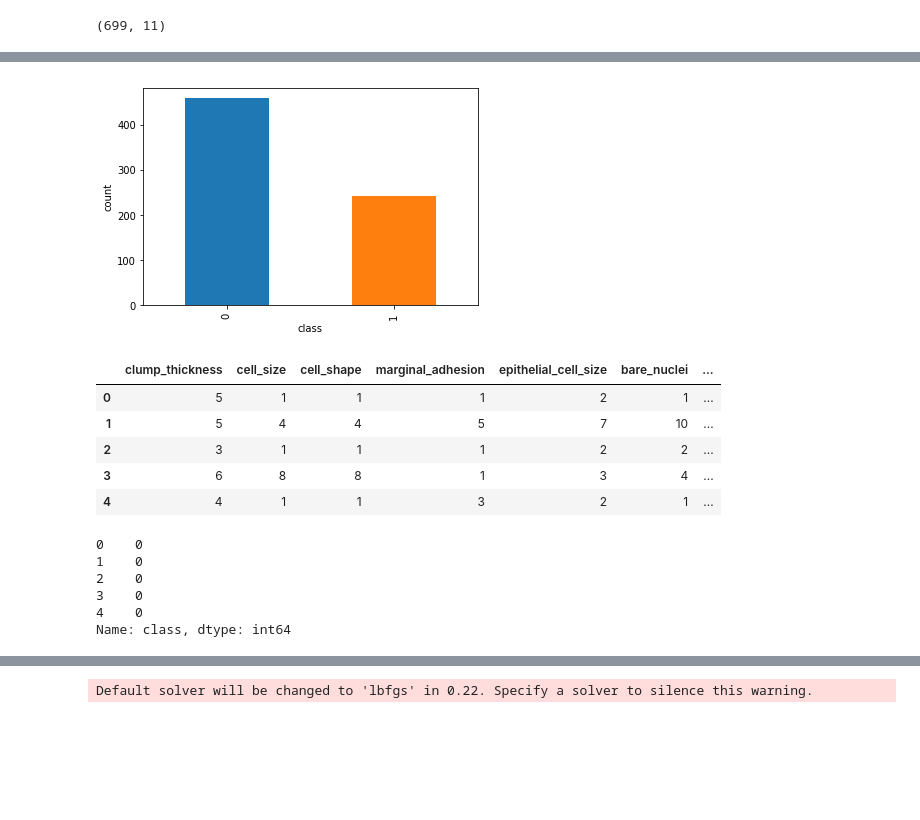
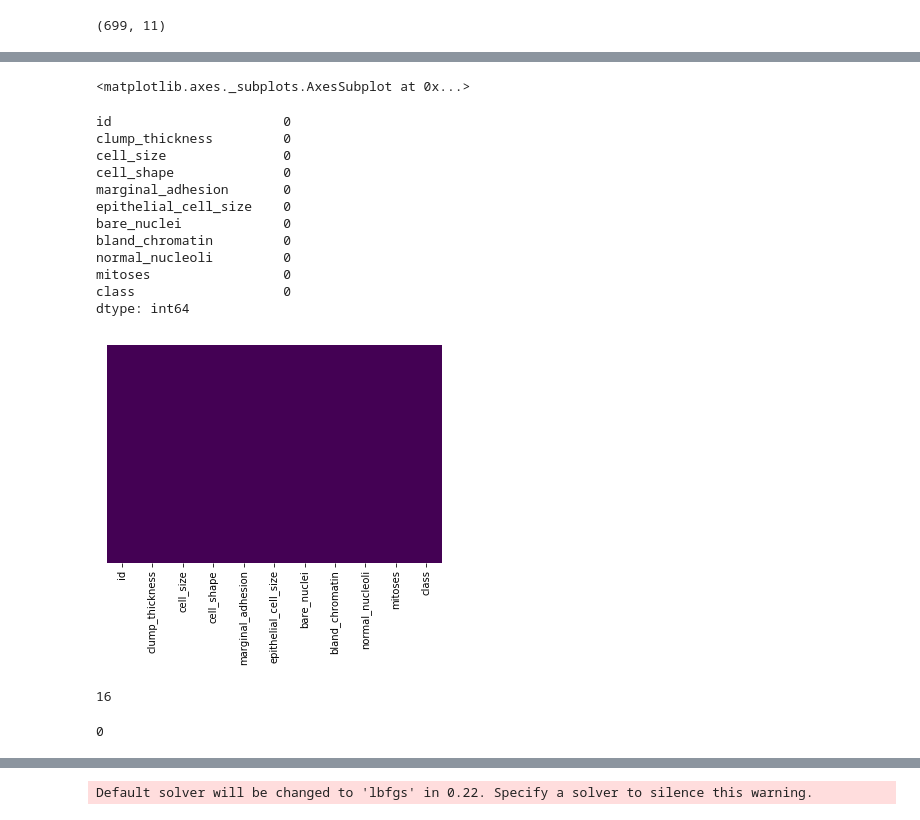
Before and after one commit to upendrak/Insight_datascience_2019, a Jupyter notebook: data_challenges/breast_cancer/breast_cancer.ipynb, the cells around one changed output, grey strips where cells are left out. Saved outputs shown, nothing was run; the diff lists cells and outputs as text; code cells hidden in the pictures; blank space fills up the shorter version.

```diff
--- a/data_challenges/breast_cancer/breast_cancer.ipynb
+++ b/data_challenges/breast_cancer/breast_cancer.ipynb
@@ -92,6 +99,0 @@ counts = data["class"].value_counts()
-# %%
-counts.plot(kind = "bar");
-plt.xlabel("class");
-plt.ylabel("count");
-# %% [output]
-[figure, removed]
@@ -100,9 +99,0 @@ X = data.drop(["id", "class"], axis = 1)
-# %%
-X.head()
-# %% [output]
-|  | clump_thickness | cell_size | cell_shape | marginal_adhesion | epithelial_cell_size | bare_nuclei | ... |
-| 0 | 5 | 1 | 1 | 1 | 2 | 1 | ... |
-| 1 | 5 | 4 | 4 | 5 | 7 | 10 | ... |
-| 2 | 3 | 1 | 1 | 1 | 2 | 2 | ... |
-| 3 | 6 | 8 | 8 | 1 | 3 | 4 | ... |
-| 4 | 4 | 1 | 1 | 3 | 2 | 1 | ... |
@@ -111,9 +100,39 @@ y = data["class"]
-# %%
-y.head()
-# %% [output]
-0    0
-1    0
-2    0
-3    0
-4    0
-Name: class, dtype: int64
+# %%
+# Check missing values (na's) visually
+sns.heatmap(data = data.isnull(), yticklabels=False, cbar=False, cmap='viridis');
+# Check the missing values (na's)
+data.isna().sum()
+# %% [output]
+<matplotlib.axes._subplots.AxesSubplot at 0x...>
+id                      0
+clump_thickness         0
+cell_size               0
+cell_shape              0
+marginal_adhesion       0
+epithelial_cell_size    0
+bare_nuclei             0
+bland_chromatin         0
+normal_nucleoli         0
+mitoses                 0
+class                   0
+dtype: int64
+[figure, added]
+# %%
+# Change labels from 2 and 4 to 0 and 1 respectively
+labels = {2: 0, 4: 1}
+data["class"] = data["class"].apply(lambda x: labels[x])
+# Replace '?' with na's
+data["bare_nuclei"] = data["bare_nuclei"].replace('?', np.nan)
+# Check the na's
+data["bare_nuclei"].isna().sum()
+# %% [output]
+16
+# %%
+# Fill na's with median
+data["bare_nuclei"] = data["bare_nuclei"].fillna(data["bare_nuclei"].median())
+# Convert object type to integer
+data['bare_nuclei'] = data['bare_nuclei'].astype('int64')
+# Check the na's
+data["bare_nuclei"].isna().sum()
+# %% [output]
+0
```
Also changed, not shown: parts of 63 cells of this notebook.
